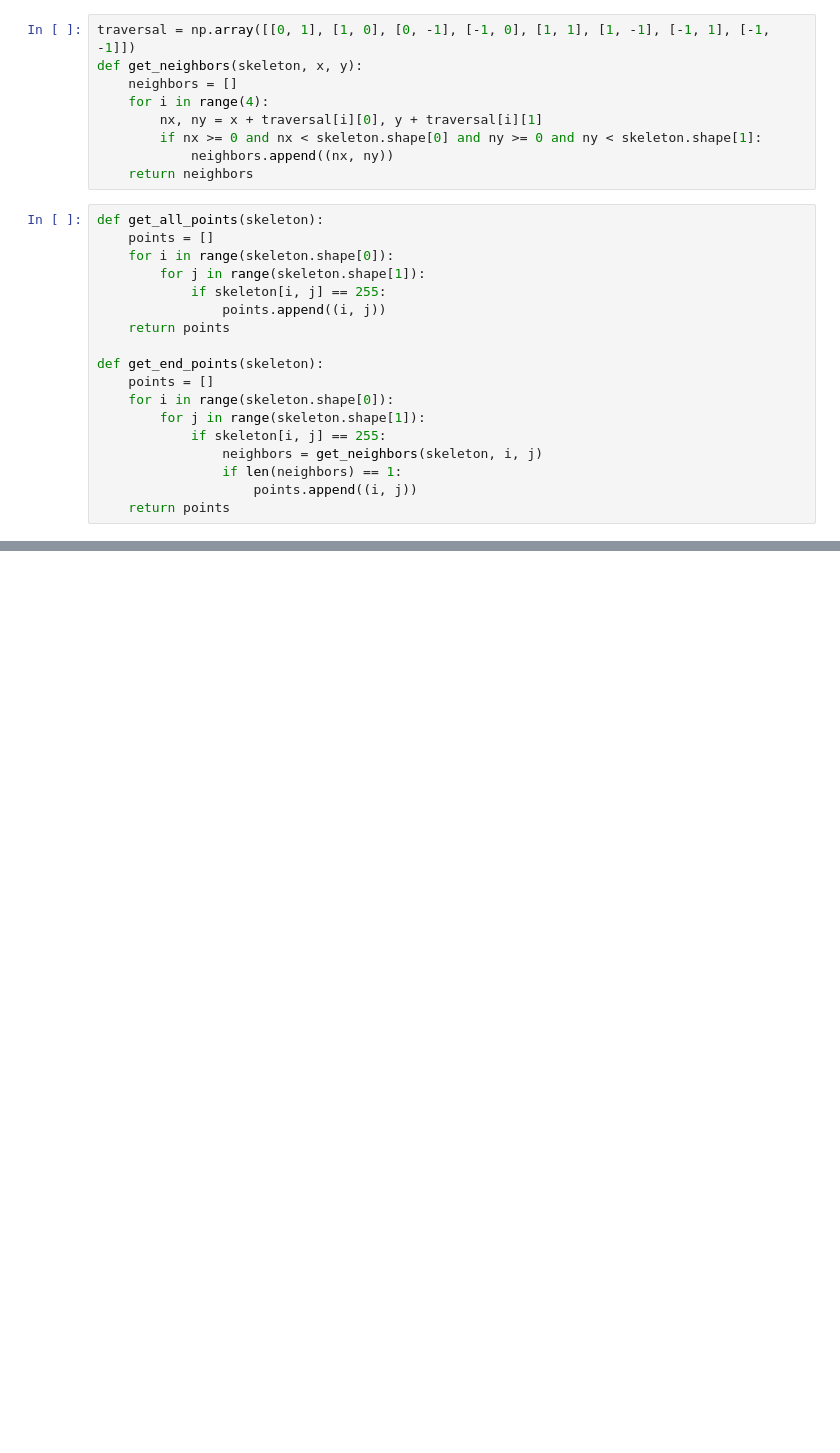
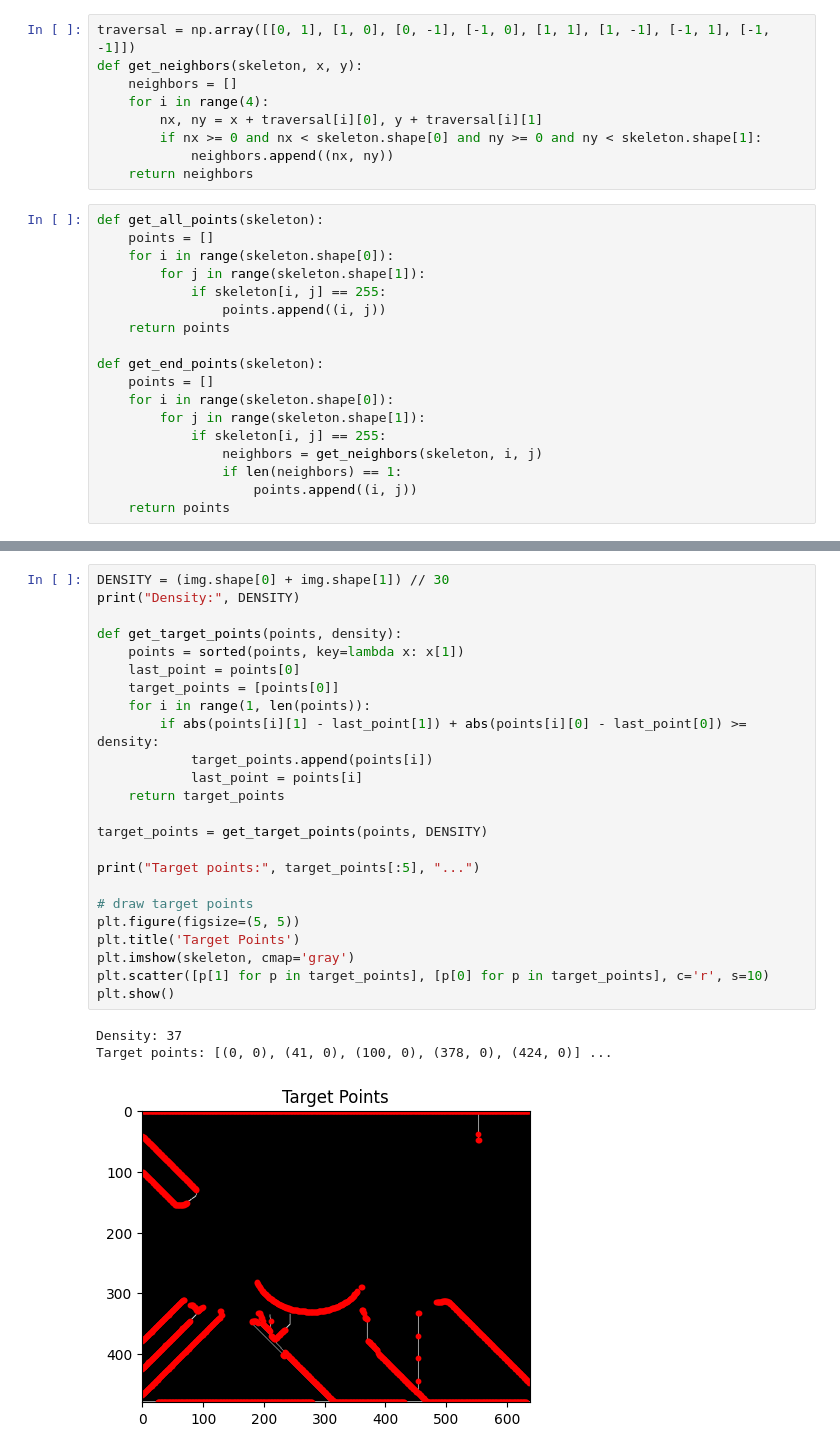
Before and after one commit to gogy717/Python-for-UESTC-ME-Major, a Jupyter notebook: 创新思维与实践/notebooks/test.ipynb, the cells around one changed output, grey strips where cells are left out. Saved outputs shown, nothing was run; the diff lists cells and outputs as text; blank space fills up the shorter version.

```diff
--- a/创新思维与实践/notebooks/test.ipynb
+++ b/创新思维与实践/notebooks/test.ipynb
@@ -103,0 +153,28 @@ plt.show()
+# %%
+DENSITY = (img.shape[0] + img.shape[1]) // 30
+print("Density:", DENSITY)
+
+def get_target_points(points, density):
+    points = sorted(points, key=lambda x: x[1])
+    last_point = points[0]
+    target_points = [points[0]]
+    for i in range(1, len(points)):
+        if abs(points[i][1] - last_point[1]) + abs(points[i][0] - last_point[0]) >= density:
+            target_points.append(points[i])
+            last_point = points[i]
+    return target_points
+
+target_points = get_target_points(points, DENSITY)
+
+print("Target points:", target_points[:5], "...")
+
+# draw target points
+plt.figure(figsize=(5, 5))
+plt.title('Target Points')
+plt.imshow(skeleton, cmap='gray')
+plt.scatter([p[1] for p in target_points], [p[0] for p in target_points], c='r', s=10)
+plt.show()
+# %% [output]
+Density: 37
+Target points: [(0, 0), (41, 0), (100, 0), (378, 0), (424, 0)] ...
+[figure, added]
```
Also changed, not shown: parts of 16 cells of this notebook, 5 other files.
